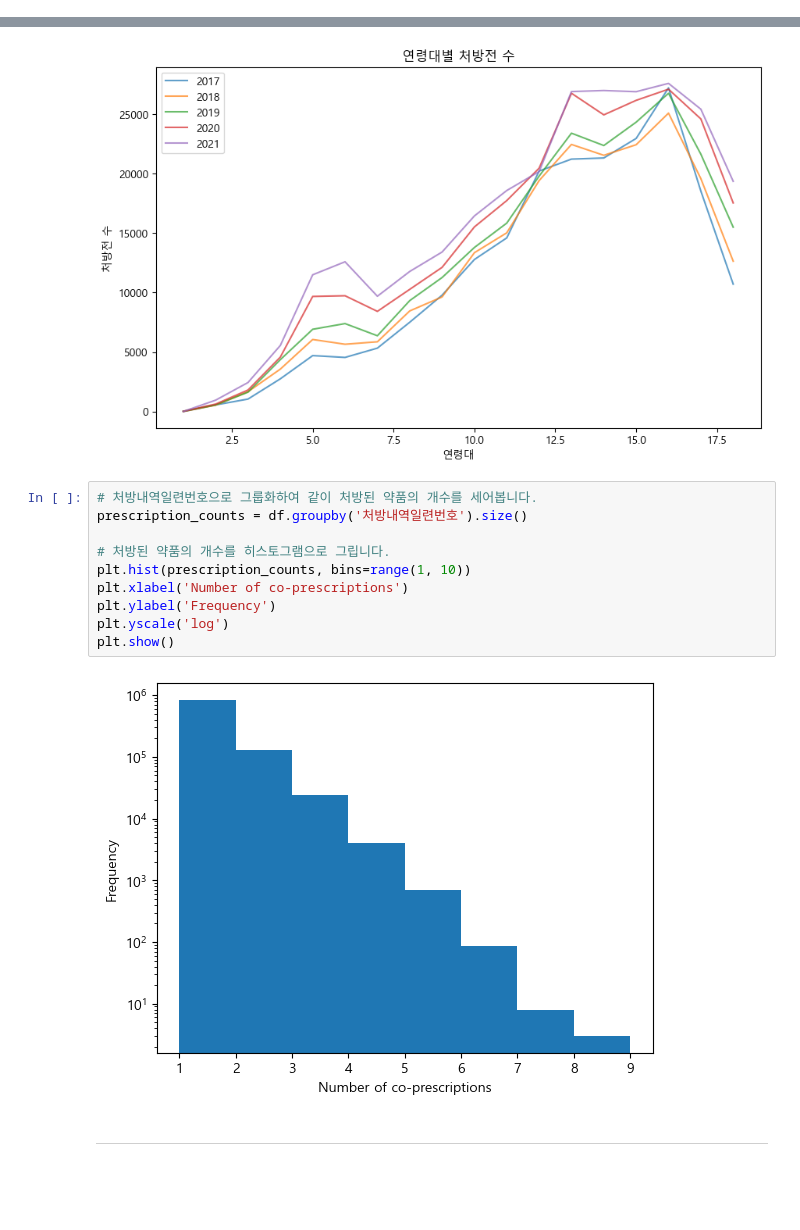
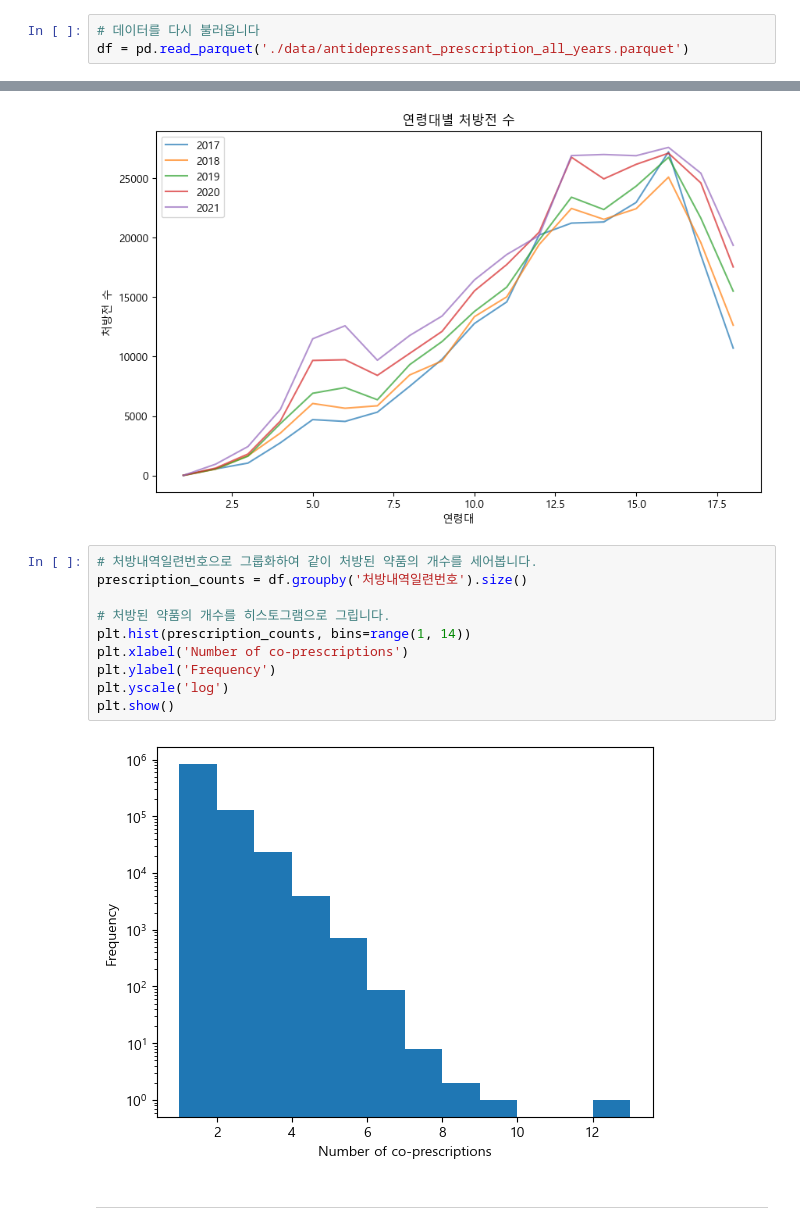
Before and after one commit to YuHan-J-Nam/Drug_Coprescription_Network_Analysis, a Jupyter notebook: 2_medicine_filtering.ipynb, the cells around one changed output, grey strips where cells are left out. Cells and saved outputs as stored; diff of their text form; blank space fills up the shorter version.

Commit message:
Updating 2017~2021 network analysis file for antidepressants

```diff
--- a/2_medicine_filtering.ipynb
+++ b/2_medicine_filtering.ipynb
@@ -195,3 +195,6 @@ df.to_parquet('./data/antidepressant_prescription_all_years.parquet', index=Fals
 # %% [markdown]
 ---
 ## EDA
+# %%
+# 데이터를 다시 불러옵니다
+df = pd.read_parquet('./data/antidepressant_prescription_all_years.parquet')
@@ -211,15 +223,15 @@ plt.show()
 # %%
 # 처방내역일련번호으로 그룹화하여 같이 처방된 약품의 개수를 세어봅니다.
 prescription_counts = df.groupby('처방내역일련번호').size()
 
 # 처방된 약품의 개수를 히스토그램으로 그립니다.
-plt.hist(prescription_counts, bins=range(1, 10))
+plt.hist(prescription_counts, bins=range(1, 14))
 plt.xlabel('Number of co-prescriptions')
 plt.ylabel('Frequency')
 plt.yscale('log')
 plt.show()
 # %% [output]
-[figure, old version]
+[figure, new version]
 # %% [markdown]
 ---
 # %%
```
Also changed, not shown: parts of 2 cells of this notebook, 1 other file.
